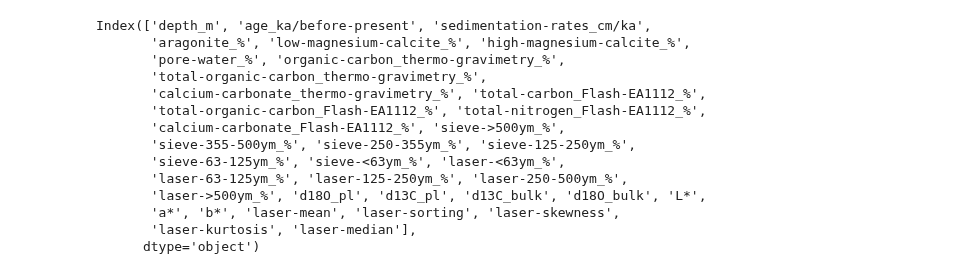
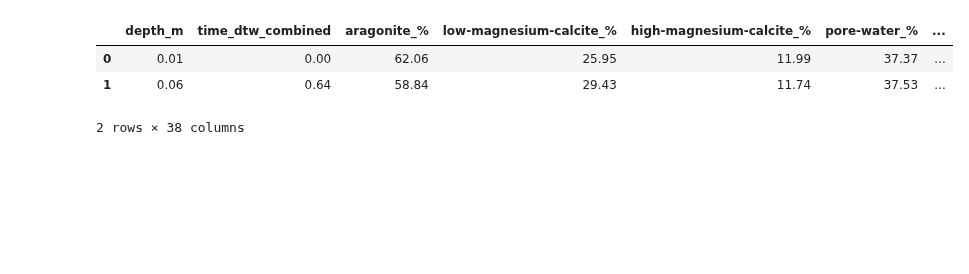
Before and after one commit to andreas-paul/dtw, a Jupyter notebook: src/03_fig_data.ipynb, the cells around one changed output. Saved outputs shown, nothing was run; the diff lists cells and outputs as text; code cells hidden in the pictures; blank space fills up the shorter version.

```diff
--- a/src/03_fig_data.ipynb
+++ b/src/03_fig_data.ipynb
@@ -38,17 +19,0 @@ data_1150 = pd.read_excel("../data/Paul_etal_M74-4-1150.xlsx")
-# %%
-data_1150.columns
-# %% [output]
-Index(['depth_m', 'age_ka/before-present', 'sedimentation-rates_cm/ka',
-       'aragonite_%', 'low-magnesium-calcite_%', 'high-magnesium-calcite_%',
-       'pore-water_%', 'organic-carbon_thermo-gravimetry_%',
-       'total-organic-carbon_thermo-gravimetry_%',
-       'calcium-carbonate_thermo-gravimetry_%', 'total-carbon_Flash-EA1112_%',
-       'total-organic-carbon_Flash-EA1112_%', 'total-nitrogen_Flash-EA1112_%',
-       'calcium-carbonate_Flash-EA1112_%', 'sieve->500ym_%',
-       'sieve-355-500ym_%', 'sieve-250-355ym_%', 'sieve-125-250ym_%',
-       'sieve-63-125ym_%', 'sieve-<63ym_%', 'laser-<63ym_%',
-       'laser-63-125ym_%', 'laser-125-250ym_%', 'laser-250-500ym_%',
-       'laser->500ym_%', 'd18O_pl', 'd13C_pl', 'd13C_bulk', 'd18O_bulk', 'L*',
-       'a*', 'b*', 'laser-mean', 'laser-sorting', 'laser-skewness',
-       'laser-kurtosis', 'laser-median'],
-      dtype='object')
@@ -76,3 +20,10 @@ data_1150.to_excel('data_1150.xlsx')
+# %%
+data_1150.head(2)
+# %% [output]
+|  | depth_m | time_dtw_combined | aragonite_% | low-magnesium-calcite_% | high-magnesium-calcite_% | pore-water_% | ... |
+| 0 | 0.01 | 0.00 | 62.06 | 25.95 | 11.99 | 37.37 | ... |
+| 1 | 0.06 | 0.64 | 58.84 | 29.43 | 11.74 | 37.53 | ... |
+2 rows × 38 columns
 # %%
 fig, axs = plt.subplots(8, sharex=True, figsize=(5,10))
 plt.xticks(range(0, 290, 10), rotation=45)
```
Also changed, not shown: parts of 15 cells of this notebook, 1 other file.
